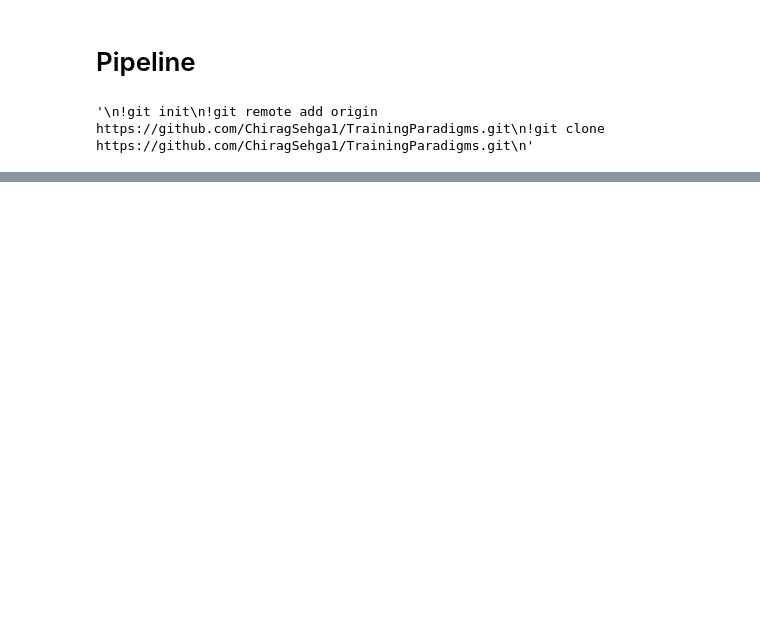
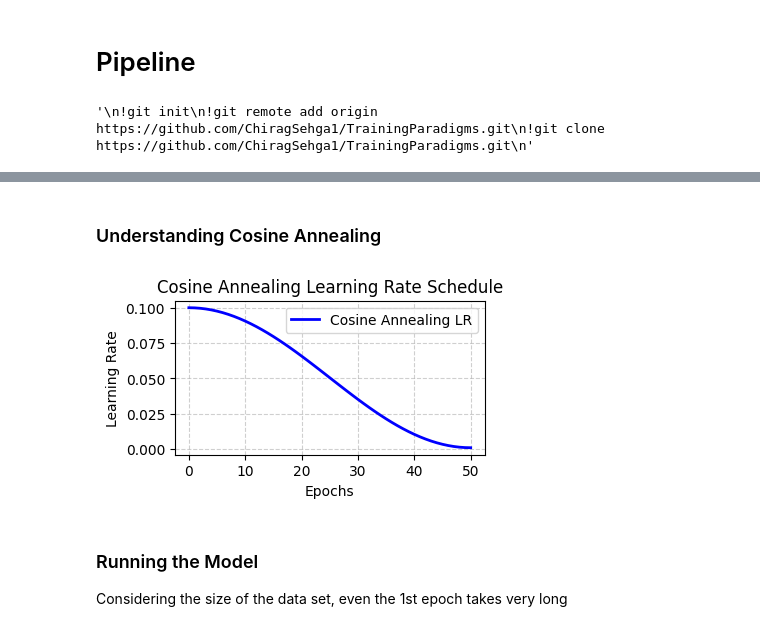
Before and after one commit to Snehgal/LearningParadigmsLibrary, a Jupyter notebook: TrainingParadigms.ipynb, the cells around one changed output, grey strips where cells are left out. Cells and saved outputs as stored; diff of their text form; code cells hidden in the pictures; blank space fills up the shorter version.

```diff
--- a/TrainingParadigms.ipynb
+++ b/TrainingParadigms.ipynb
@@ -155,0 +263,30 @@ ResNet101 Output Shape: torch.Size([4, 10])
+# %% [markdown]
+### Understanding Cosine Annealing
+# %%
+import numpy as np
+import matplotlib.pyplot as plt
+
+# Parameters
+T_max = 50  # Total epochs for full decay
+eta_max = 0.1  # Initial learning rate
+eta_min = 0.001  # Minimum learning rate
+
+# Generate epochs
+epochs = np.arange(0, T_max + 1)
+# Compute learning rate for each epoch using cosine annealing formula
+lr_values = eta_min + 0.5 * (eta_max - eta_min) * (1 + np.cos(np.pi * epochs / T_max))
+
+# Plot the learning rate schedule
+plt.figure(figsize=(4, 2))
+plt.plot(epochs, lr_values, label="Cosine Annealing LR", color='b', linewidth=2)
+plt.xlabel("Epochs")
+plt.ylabel("Learning Rate")
+plt.title("Cosine Annealing Learning Rate Schedule")
+plt.grid(True, linestyle="--", alpha=0.6)
+plt.legend()
+plt.show()
+# %% [output]
+[figure, added]
+# %% [markdown]
+### Running the Model
+Considering the size of the data set, even the 1st epoch takes very long
```
Also changed, not shown: parts of 21 cells of this notebook, 11 other files.
